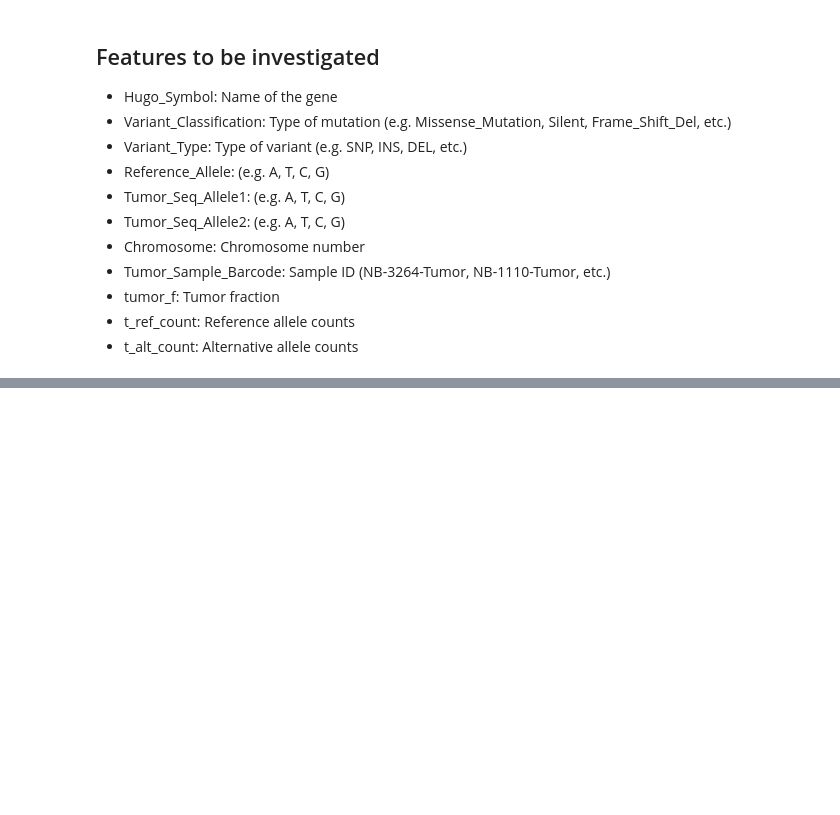
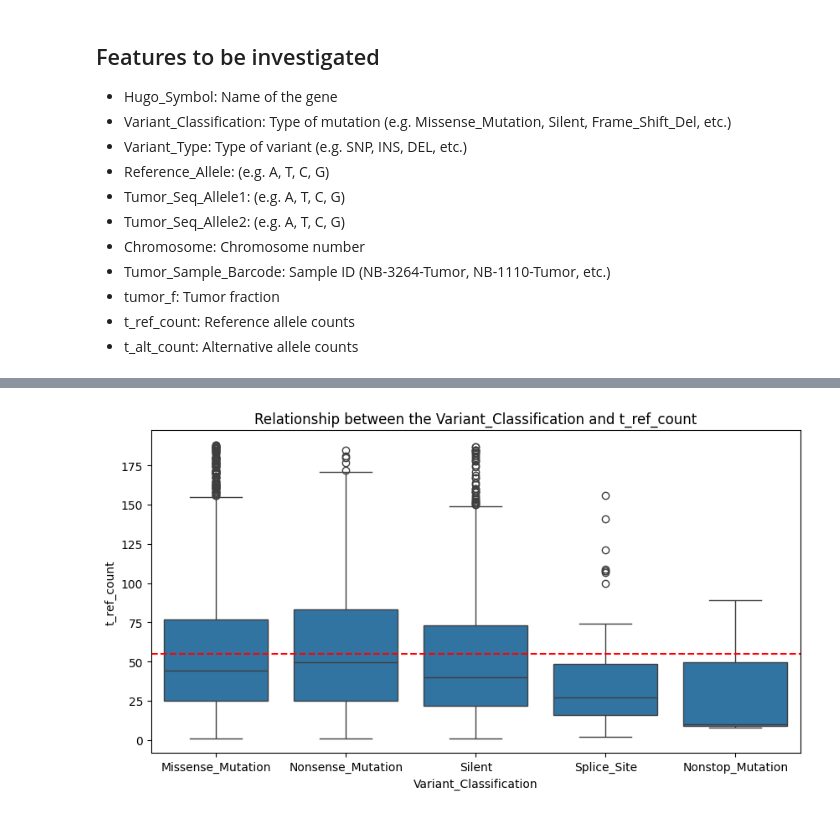
Before and after one commit to davidbobek/Genetic_landscape_of_high-risk_neuroblastoma, a Jupyter notebook: main.ipynb, the cells around one changed output, grey strips where cells are left out. Saved outputs shown, nothing was run; the diff lists cells and outputs as text; code cells hidden in the pictures; blank space fills up the shorter version.

```diff
--- a/main.ipynb
+++ b/main.ipynb
@@ -100,0 +175,20 @@ assert (
+# %%
+# Relationship between the Variant_Classification and t_ref_count
+
+Q1 = extracted_data['t_ref_count'].quantile(0.25)
+Q3 = extracted_data['t_ref_count'].quantile(0.75)
+IQR = Q3 - Q1
+
+temp_var_class = extracted_data[~((extracted_data['t_ref_count'] < (Q1 - 1.5 * IQR)) | (extracted_data['t_ref_count'] > (Q3 + 1.5 * IQR)))]
+temp_var_class = temp_var_class[temp_var_class['t_ref_count'] > 0]
+plt.figure(figsize=(10, 5))
+sns.boxplot(x="Variant_Classification", y="t_ref_count", data=temp_var_class)
+plt.title("Relationship between the Variant_Classification and t_ref_count")
+plt.xlabel("Variant_Classification")
+plt.axhline(temp_var_class['t_ref_count'].mean(), color="r", linestyle="--")
+plt.ylabel("t_ref_count")
+plt.show()
+
+# From the set of boxplots, we can see that the distribution of t_ref_count amoong the different Variant_Classifications is similar except for the Nonstop_Mutation.
+# %% [output]
+[figure, added]
```
Also changed, not shown: parts of 17 cells of this notebook.
